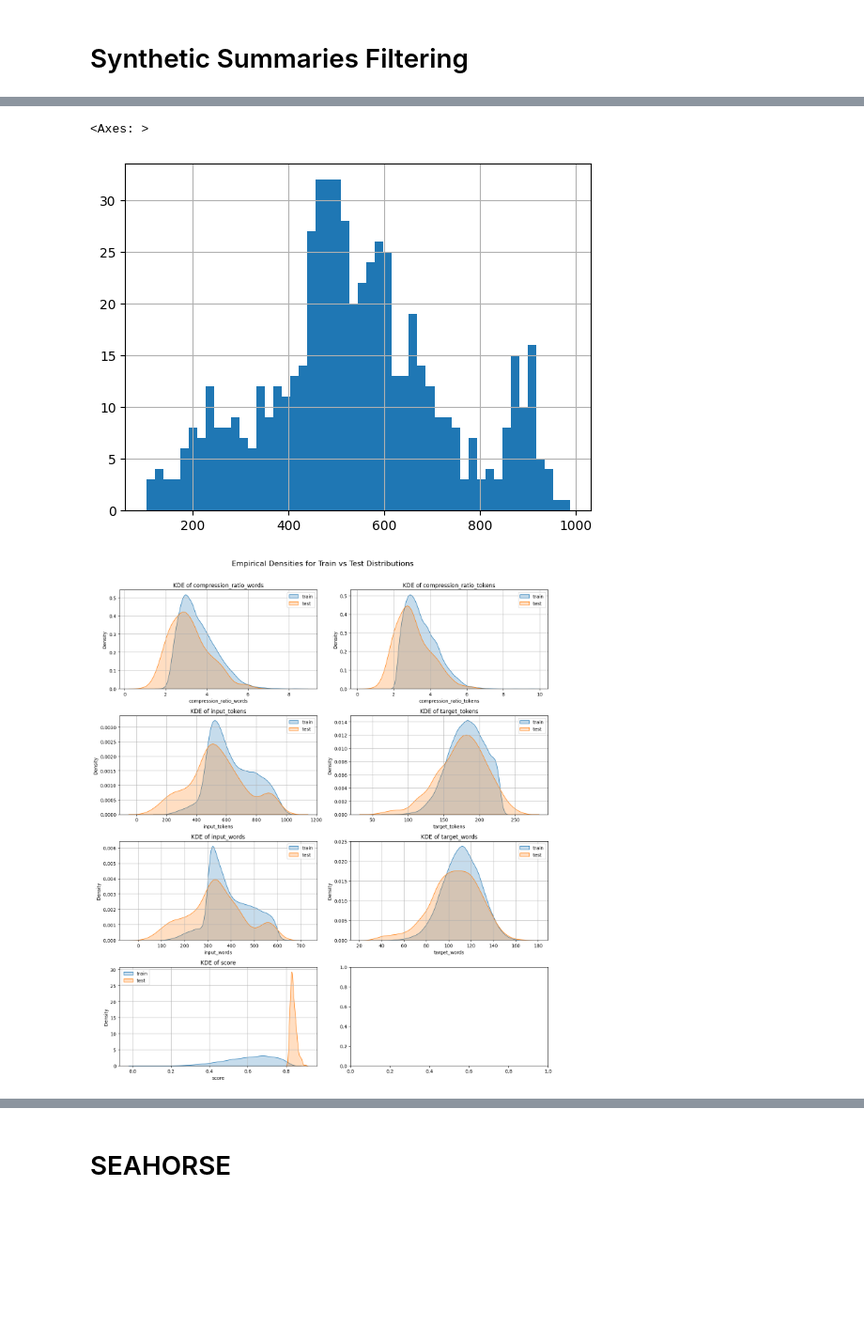
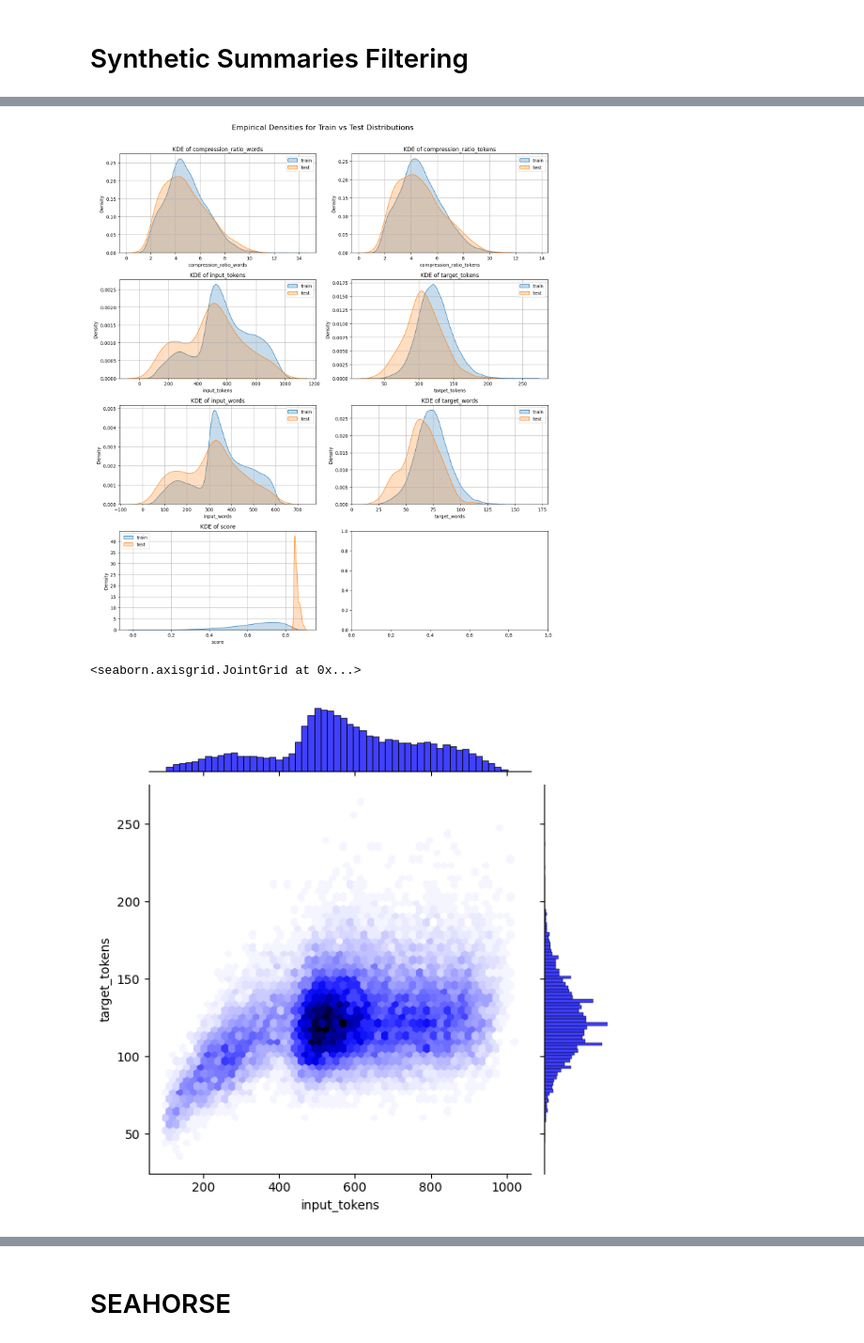
Before and after one commit to xendalm/vyzhimka, a Jupyter notebook: notebooks/datasets.ipynb, the cells around one changed output, grey strips where cells are left out. Shown at 94% size. Drawn from its saved outputs; the diff is of its cells as text; code cells hidden in the pictures; blank space fills up the shorter version.

```diff
--- a/notebooks/datasets.ipynb
+++ b/notebooks/datasets.ipynb
@@ -547,9 +587,18 @@ data_tools.plot_histograms(fultered_train, add_fields=["score", "rev_comp"])
-# %%
-full_test['input_tokens'].hist(bins=50)
-# %% [output]
-<Axes: >
-[figure, removed]
 # %%
-data_tools.cmp_train_test(fultered_train, full_test)
+data_tools.cmp_train_test(full_train, full_test)
 # %% [output]
-[figure, old version]
+[figure, new version]
+# %%
+import seaborn as sns
+
+sns.jointplot(
+    data=full_train,
+    x='input_tokens',
+    y='target_tokens',
+    kind='hex', # варианты: 'scatter', 'hex', 'kde'
+    bins=50,
+    color='blue'
+)
+# %% [output]
+<seaborn.axisgrid.JointGrid at 0x...>
+[figure, added]
```
Also changed, not shown: parts of 33 cells of this notebook, 4 other files.
